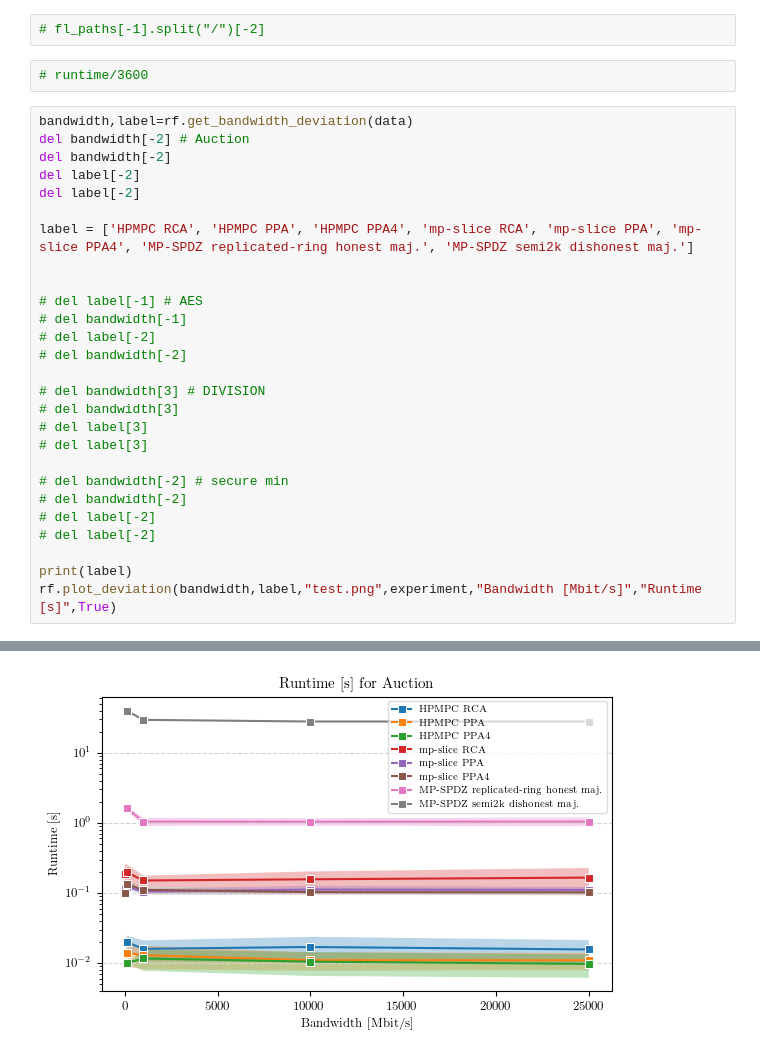
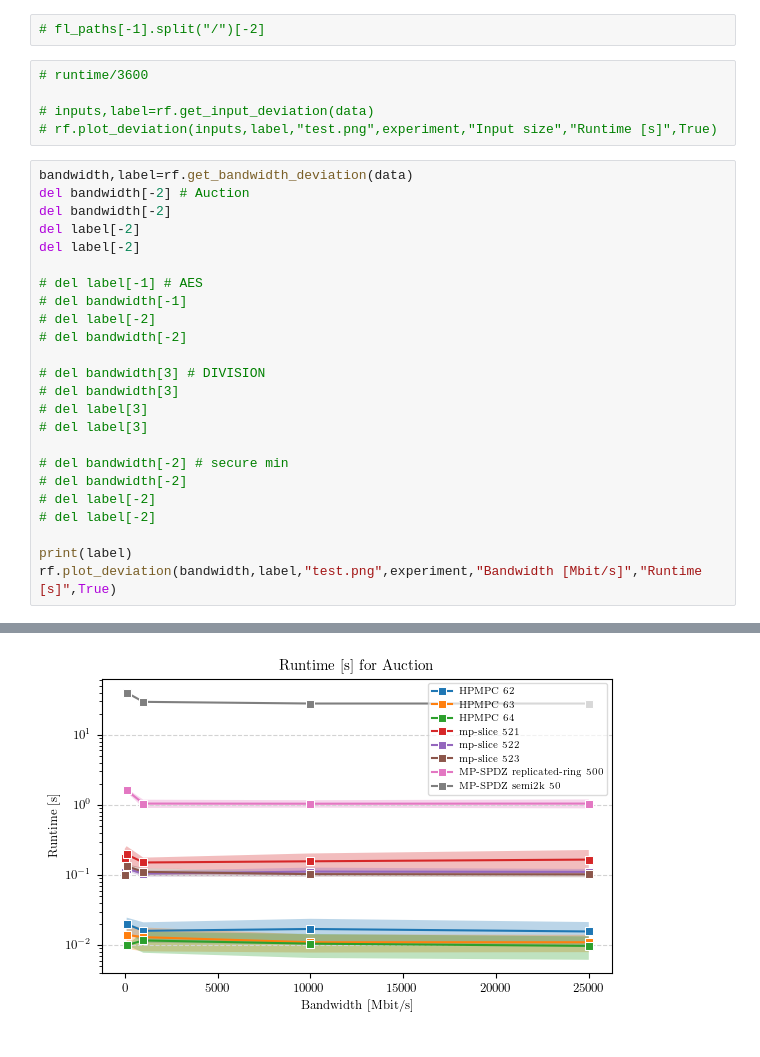
Before and after one commit to aSlunk/results, a Jupyter notebook: mp-slice/11_Auction/Deviation.ipynb, the cells around one changed output, grey strips where cells are left out. Drawn from its saved outputs; the diff is of its cells as text.

```diff
--- a/mp-slice/11_Auction/Deviation.ipynb
+++ b/mp-slice/11_Auction/Deviation.ipynb
@@ -54,17 +54,17 @@ for framework in framworks:
 import pandas as pd
 # %%
 # fl_paths[-1].split("/")[-2]
-# %%
-# runtime/3600
+# %%
+# runtime/3600
+
+# inputs,label=rf.get_input_deviation(data)
+# rf.plot_deviation(inputs,label,"test.png",experiment,"Input size","Runtime [s]",True)
 # %%
 bandwidth,label=rf.get_bandwidth_deviation(data)
 del bandwidth[-2] # Auction
 del bandwidth[-2]
 del label[-2]
 del label[-2]
-
-label = ['HPMPC RCA', 'HPMPC PPA', 'HPMPC PPA4', 'mp-slice RCA', 'mp-slice PPA', 'mp-slice PPA4', 'MP-SPDZ replicated-ring honest maj.', 'MP-SPDZ semi2k dishonest maj.']
-
 
 # del label[-1] # AES
 # del bandwidth[-1]
@@ -104,4 +104,4 @@ Name: runtime_external(s), dtype: float64
-[figure, old version]
+[figure, new version]
 # %%
 latency,label=rf.get_latency_deviation(data)
 del latency[0] # AUCTION
```
Also changed, not shown: parts of 8 cells of this notebook, 1 other file.
